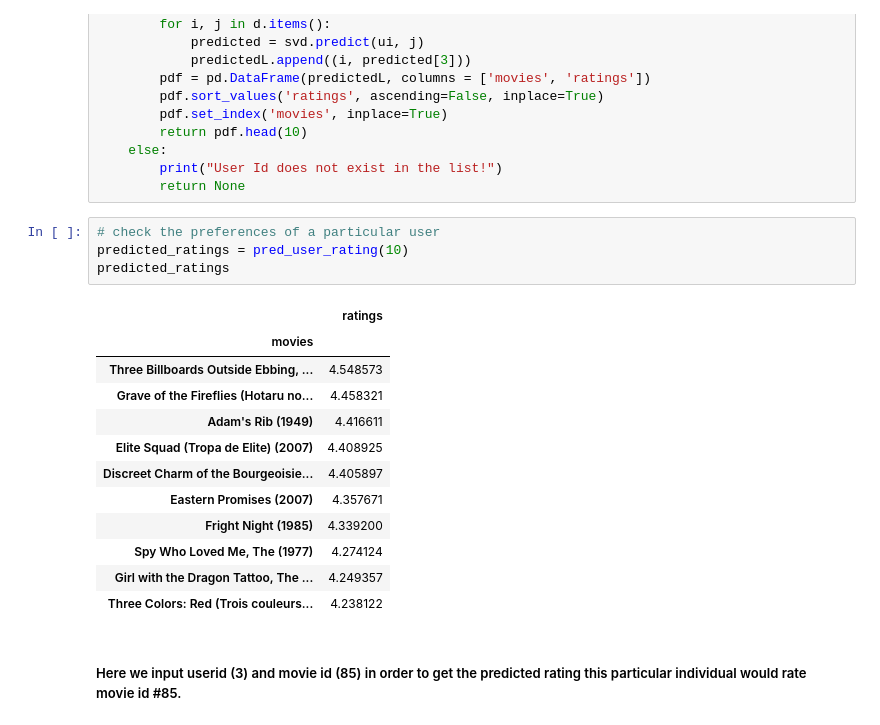
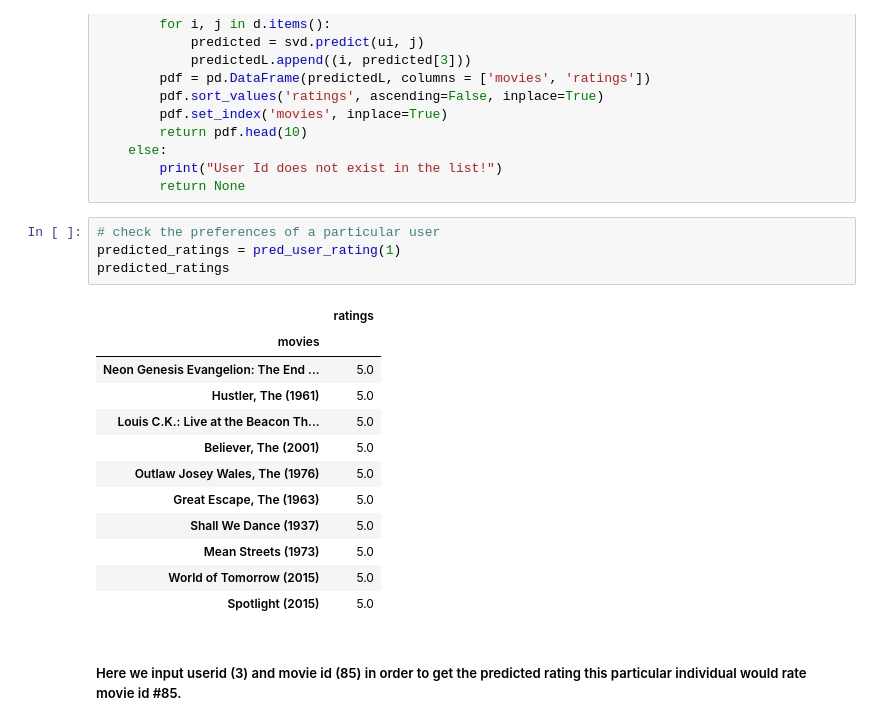
Before and after one commit to dawsonc96/Movie-Recommendation-Systems, a Jupyter notebook: Final_notebook.ipynb, the cells around one changed output. Drawn from its saved outputs; the diff is of its cells as text.

```diff
--- a/Final_notebook.ipynb
+++ b/Final_notebook.ipynb
@@ -291,21 +290,21 @@ def pred_user_rating(ui):
         return None
 # %%
 # check the preferences of a particular user
-predicted_ratings = pred_user_rating(10)
+predicted_ratings = pred_user_rating(1)
 predicted_ratings
 # %% [output]
 |  | ratings |
 | movies |  |
-| Three Billboards Outside Ebbing, ... | 4.548573 |
-| Grave of the Fireflies (Hotaru no... | 4.458321 |
-| Adam's Rib (1949) | 4.416611 |
-| Elite Squad (Tropa de Elite) (2007) | 4.408925 |
-| Discreet Charm of the Bourgeoisie... | 4.405897 |
-| Eastern Promises (2007) | 4.357671 |
-| Fright Night (1985) | 4.339200 |
-| Spy Who Loved Me, The (1977) | 4.274124 |
-| Girl with the Dragon Tattoo, The ... | 4.249357 |
-| Three Colors: Red (Trois couleurs... | 4.238122 |
+| Neon Genesis Evangelion: The End ... | 5.0 |
+| Hustler, The (1961) | 5.0 |
+| Louis C.K.: Live at the Beacon Th... | 5.0 |
+| Believer, The (2001) | 5.0 |
+| Outlaw Josey Wales, The (1976) | 5.0 |
+| Great Escape, The (1963) | 5.0 |
+| Shall We Dance (1937) | 5.0 |
+| Mean Streets (1973) | 5.0 |
+| World of Tomorrow (2015) | 5.0 |
+| Spotlight (2015) | 5.0 |
 # %% [markdown]
 ##### Here we input userid (3) and movie id (85) in order to get the predicted rating this particular individual would rate movie id #85.
 # %% [markdown]
```
Also changed, not shown: parts of 8 cells of this notebook, 6 other files.
